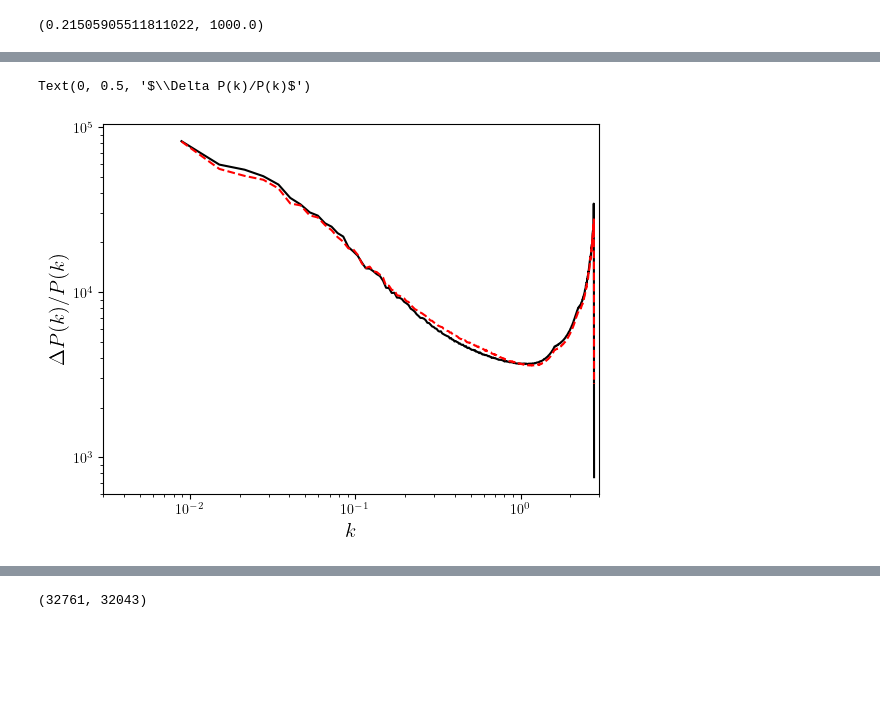
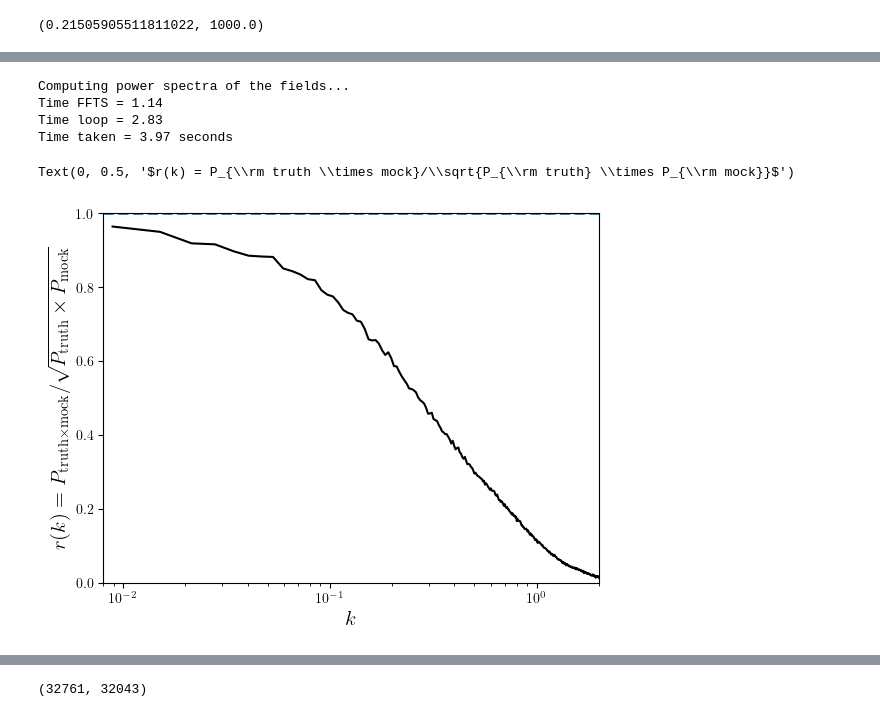
Before and after one commit to shivampcosmo/GOTHAM, a Jupyter notebook: src/decode_ddp_test.ipynb, the cells around one changed output, grey strips where cells are left out. Saved outputs shown, nothing was run; the diff lists cells and outputs as text; code cells hidden in the pictures; blank space fills up the shorter version.

```diff
--- a/src/decode_ddp_test.ipynb
+++ b/src/decode_ddp_test.ipynb
@@ -653,0 +704,10 @@ Pk_truth = PKL.Pk(mesh_truth, 1000., axis=0, MAS=MAS, threads=threads, verbose=F
+# %%
+# grid_Pk_full = 512
+threads = 10
+MAS = 'CIC'
+mesh_truth = np.zeros((grid_Pk_full, grid_Pk_full, grid_Pk_full), dtype=np.float32)
+indsel_M = np.where((np.array(Mhalo_all_truth_concat) > Mmin_Pk) & (np.array(Mhalo_all_truth_concat) < Mmax_Pk))[0]
+print(f'Number of halos in tokenized true cat {len(indsel_M)}')
+MASL.MA(pos_all_truth_concat[indsel_M].astype(np.float32), mesh_truth, 1000., MAS)
+mesh_truth /= np.mean(mesh_truth, dtype=np.float64);  mesh_truth -= 1.0
+Pk_truth_full = PKL.Pk(mesh_truth, 1000., axis=0, MAS=MAS, threads=threads, verbose=False)
@@ -654,8 +716,10 @@ Pk_truth = PKL.Pk(mesh_truth, 1000., axis=0, MAS=MAS, threads=threads, verbose=F
 # %%
-grid_Pk = 512
+# grid_Pk = 512
 threads = 10
 MAS = 'CIC'
-mesh_mock = np.zeros((grid_Pk, grid_Pk, grid_Pk), dtype=np.float32)
-MASL.MA(pos_all_concat.astype(np.float32), mesh_mock, 1000., MAS)
+mesh_mock = np.zeros((grid_Pk_full, grid_Pk_full, grid_Pk_full), dtype=np.float32)
+indsel_M = np.where((np.array(Mhalo_all_concat) > Mmin_Pk) & (np.array(Mhalo_all_concat) < Mmax_Pk))[0]
+print(f'Number of halos in tokenized mock cat {len(indsel_M)}')
+MASL.MA(pos_all_concat[indsel_M].astype(np.float32), mesh_mock, 1000., MAS)
 mesh_mock /= np.mean(mesh_mock, dtype=np.float64);  mesh_mock -= 1.0
-Pk_mock = PKL.Pk(mesh_mock, 1000., axis=0, MAS=MAS, threads=threads, verbose=False)
+Pk_mock_full = PKL.Pk(mesh_mock, 1000., axis=0, MAS=MAS, threads=threads, verbose=False)
@@ -663,0 +751,7 @@ Pk_mock = PKL.Pk(mesh_mock, 1000., axis=0, MAS=MAS, threads=threads, verbose=Fal
+# %%
+Pk_truth_mock_full = PKL.XPk([mesh_mock, mesh_truth], 1000., axis=0, MAS=[MAS, MAS], threads=threads)
+# %% [output]
+Computing power spectra of the fields...
+Time FFTS = 1.14
+Time loop = 2.83
+Time taken = 3.97 seconds
@@ -664,20 +761,20 @@ Pk_mock = PKL.Pk(mesh_mock, 1000., axis=0, MAS=MAS, threads=threads, verbose=Fal
 # %%
 pl.figure()
-pl.plot(Pk_truth.k3D, Pk_truth.Pk[:,0], color='k', ls='-', alpha=1.0)
-pl.plot(Pk_mock.k3D, Pk_mock.Pk[:,0], color='r', ls='--', alpha=1.0)
+pl.plot(Pk_truth_full.k3D, Pk_truth_mock_full.XPk[:,0,0]/np.sqrt(Pk_truth_full.Pk[:,0] * Pk_mock_full.Pk[:,0]), color='k', ls='-', alpha=1.0)
+# pl.plot(Pk_mock.k3D, Pk_mock.Pk[:,0], color='r', ls='--', alpha=1.0)
 
 # resid_all = np.vstack(resid_all)
 # pl.plot(Pk_truth.k3D, np.mean(resid_all, axis=0), color='k', ls='-', alpha=1.0, lw=2.0)
-# pl.axhline(0.0, ls='--', lw=2.0)
+pl.axhline(1.0, ls='--', lw=2.0)
 pl.xscale('log')
-pl.yscale('log')
-# pl.ylim(-1.0, 1.0)
-pl.xlim(0.003, 3)
+# pl.yscale('log')
+pl.ylim(0.0, 1.0)
+pl.xlim(0.008, 2)
 # pl.scale('log')
 pl.xlabel(r'$k$', size=15)
-pl.ylabel(r'$\Delta P(k)/P(k)$', size=15)
+pl.ylabel(r'$r(k) = P_{\rm truth \times mock}/\sqrt{P_{\rm truth} \times P_{\rm mock}}$', size=15)
 # %% [output]
-Text(0, 0.5, '$\\Delta P(k)/P(k)$')
+Text(0, 0.5, '$r(k) = P_{\\rm truth \\times mock}/\\sqrt{P_{\\rm truth} \\times P_{\\rm mock}}$')
-[figure, old version]
+[figure, new version]
 # %%
 pl.figure()
```
Also changed, not shown: parts of 30 cells of this notebook, 18 other files.
